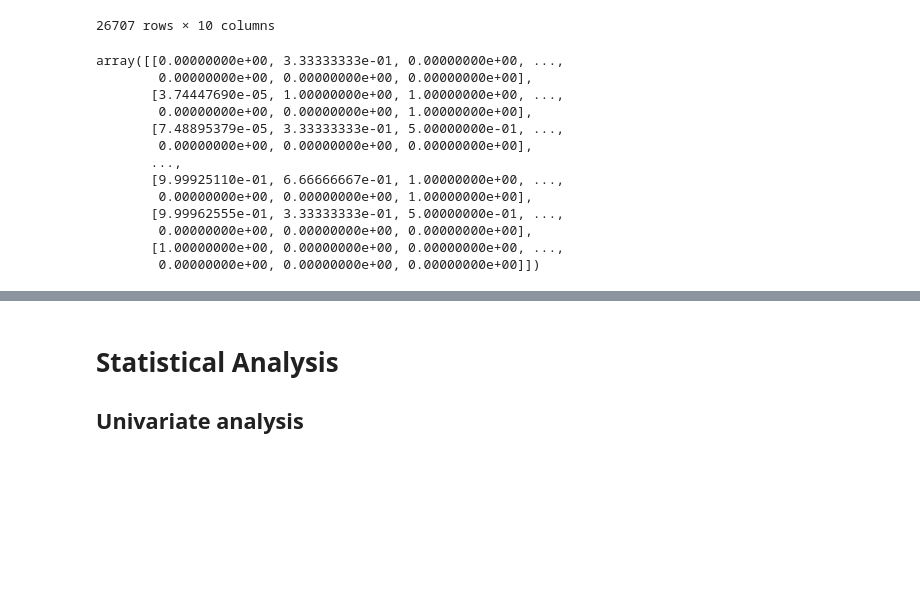
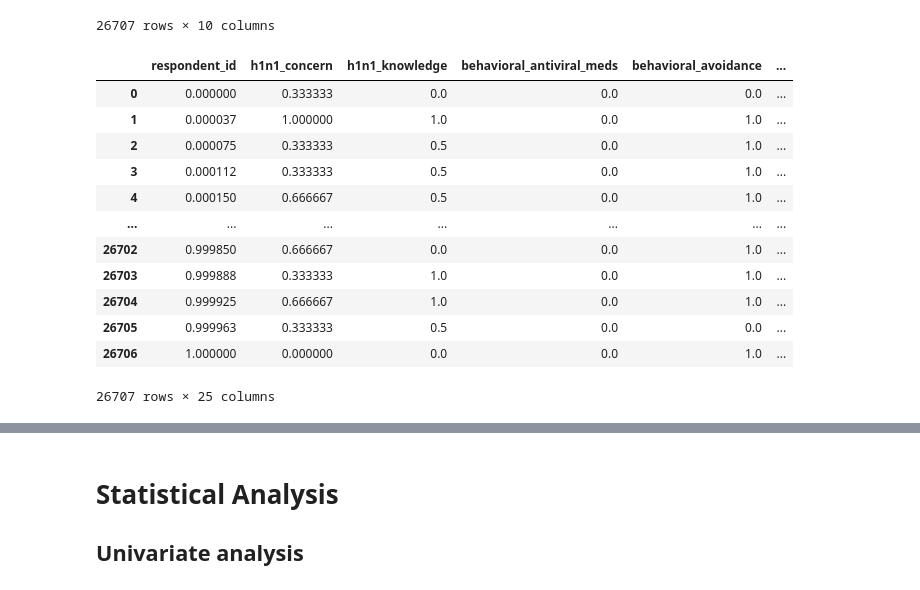
Before and after one commit to Angela-Mukulu-Mwanzia/H1N1-and-Seasonal-Flu-Vaccines, a Jupyter notebook: index.ipynb, the cells around one changed output, grey strips where cells are left out. Drawn from its saved outputs; the diff is of its cells as text; code cells hidden in the pictures; blank space fills up the shorter version.

```diff
--- a/index.ipynb
+++ b/index.ipynb
@@ -424,19 +424,19 @@ df_categorical_preprocessed
 # %%
 scaler = MinMaxScaler()
 df_numerical = df.select_dtypes(include=['float', 'int'])
-df_numerical_scaled = scaler.fit_transform(df_numerical)
+df_numerical_scaled = pd.DataFrame(scaler.fit_transform(df_numerical), columns=df_numerical.columns)
 df_numerical_scaled
 # %% [output]
+|  | respondent_id | h1n1_concern | h1n1_knowledge | behavioral_antiviral_meds | behavioral_avoidance | ... |
+| 0 | 0.000000 | 0.333333 | 0.0 | 0.0 | 0.0 | ... |
+| 1 | 0.000037 | 1.000000 | 1.0 | 0.0 | 1.0 | ... |
+| 2 | 0.000075 | 0.333333 | 0.5 | 0.0 | 1.0 | ... |
+| 3 | 0.000112 | 0.333333 | 0.5 | 0.0 | 1.0 | ... |
+| 4 | 0.000150 | 0.666667 | 0.5 | 0.0 | 1.0 | ... |
+| ... | ... | ... | ... | ... | ... | ... |
+| 26702 | 0.999850 | 0.666667 | 0.0 | 0.0 | 1.0 | ... |
+| 26703 | 0.999888 | 0.333333 | 1.0 | 0.0 | 1.0 | ... |
+| 26704 | 0.999925 | 0.666667 | 1.0 | 0.0 | 1.0 | ... |
+| 26705 | 0.999963 | 0.333333 | 0.5 | 0.0 | 0.0 | ... |
+| 26706 | 1.000000 | 0.000000 | 0.0 | 0.0 | 1.0 | ... |
-array([[0.00000000e+00, 3.33333333e-01, 0.00000000e+00, ...,
-        0.00000000e+00, 0.00000000e+00, 0.00000000e+00],
-       [3.74447690e-05, 1.00000000e+00, 1.00000000e+00, ...,
-        0.00000000e+00, 0.00000000e+00, 1.00000000e+00],
-       [7.48895379e-05, 3.33333333e-01, 5.00000000e-01, ...,
-        0.00000000e+00, 0.00000000e+00, 0.00000000e+00],
-       ...,
-       [9.99925110e-01, 6.66666667e-01, 1.00000000e+00, ...,
-        0.00000000e+00, 0.00000000e+00, 1.00000000e+00],
-       [9.99962555e-01, 3.33333333e-01, 5.00000000e-01, ...,
-        0.00000000e+00, 0.00000000e+00, 0.00000000e+00],
-       [1.00000000e+00, 0.00000000e+00, 0.00000000e+00, ...,
-        0.00000000e+00, 0.00000000e+00, 0.00000000e+00]])
+26707 rows × 25 columns
```
Also changed, not shown: parts of 5 cells of this notebook.
